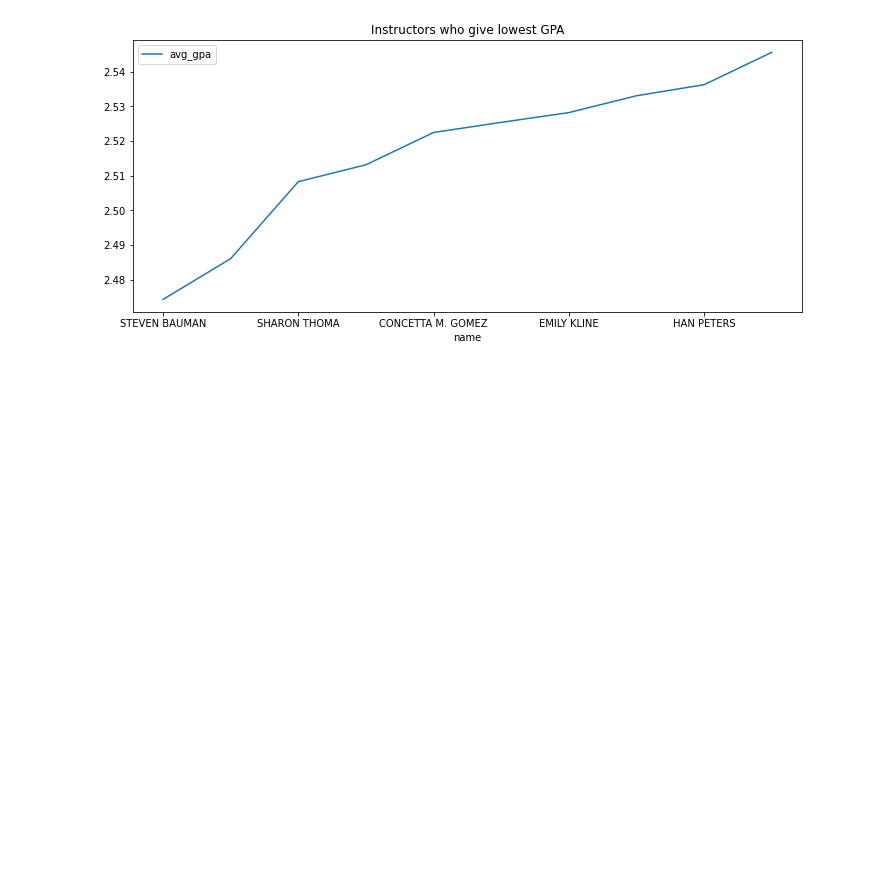
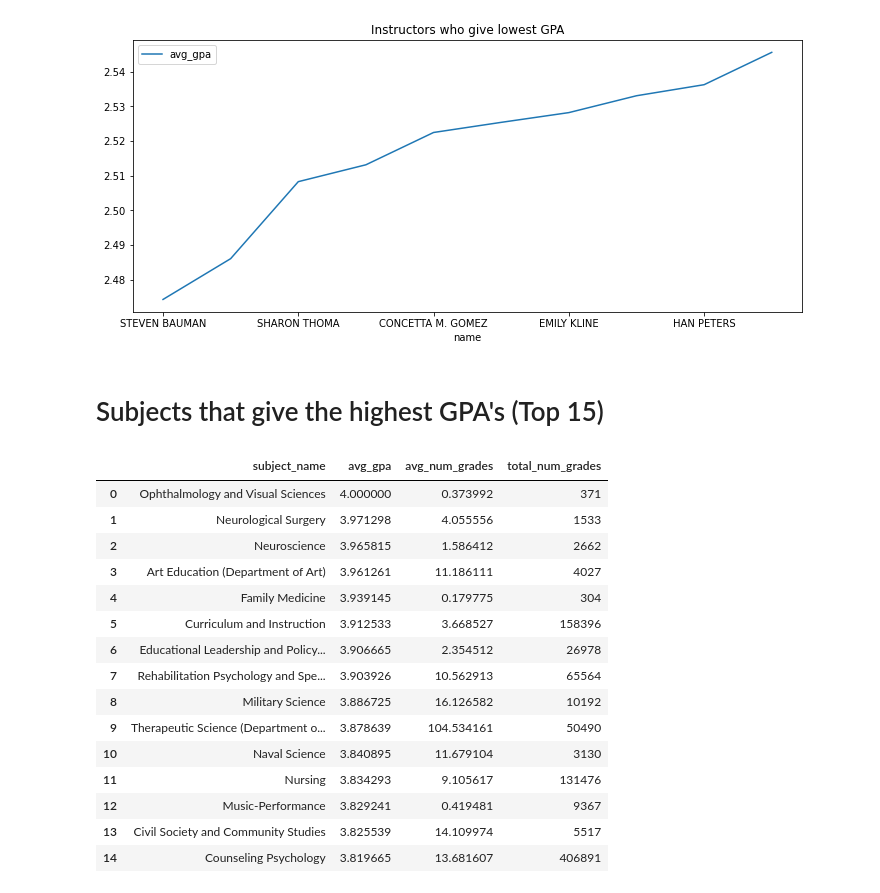
Before and after one commit to crypticrk/UW-Madsion-Dataset-Analysis, a Jupyter notebook: UW Madison Dataset Analyis.ipynb, the cells around one changed output. Cells and saved outputs as stored; diff of their text form; code cells hidden in the pictures; blank space fills up the shorter version.

```diff
--- a/UW Madison Dataset Analyis.ipynb
+++ b/UW Madison Dataset Analyis.ipynb
@@ -875,3 +875,39 @@ lowest_gpa_instructors.plot(x='name',y=['avg_gpa'],figsize=(12,5),title='Instruc
 # %% [output]
 <matplotlib.axes._subplots.AxesSubplot at 0x...>
 [figure]
+# %% [markdown]
+# Subjects that give the highest GPA's (Top 15)
+# %%
+subject_hgpas = pd.read_sql ("""SELECT subject_name,
+                                SUM(gpas.gpa * gpas.num_grades) / SUM(gpas.num_grades) AS avg_gpa,
+                                AVG(gpas.num_grades) AS avg_num_grades,
+                                SUM(gpas.num_grades) AS total_num_grades
+
+                                FROM instructor_courses
+                                INNER JOIN section_gpas gpas
+                                ON instructor_courses.course_offering_uuid = gpas.course_offering_uuid
+
+                                GROUP BY subject_name
+                                HAVING SUM(gpas.num_grades) > 300
+                                ORDER BY avg_gpa DESC
+                                LIMIT 15;
+
+                                """, conn)
+subject_hgpas
+# %% [output]
+|  | subject_name | avg_gpa | avg_num_grades | total_num_grades |
+| 0 | Ophthalmology and Visual Sciences | 4.000000 | 0.373992 | 371 |
+| 1 | Neurological Surgery | 3.971298 | 4.055556 | 1533 |
+| 2 | Neuroscience | 3.965815 | 1.586412 | 2662 |
+| 3 | Art Education (Department of Art) | 3.961261 | 11.186111 | 4027 |
+| 4 | Family Medicine | 3.939145 | 0.179775 | 304 |
+| 5 | Curriculum and Instruction | 3.912533 | 3.668527 | 158396 |
+| 6 | Educational Leadership and Policy... | 3.906665 | 2.354512 | 26978 |
+| 7 | Rehabilitation Psychology and Spe... | 3.903926 | 10.562913 | 65564 |
+| 8 | Military Science | 3.886725 | 16.126582 | 10192 |
+| 9 | Therapeutic Science (Department o... | 3.878639 | 104.534161 | 50490 |
+| 10 | Naval Science | 3.840895 | 11.679104 | 3130 |
+| 11 | Nursing | 3.834293 | 9.105617 | 131476 |
+| 12 | Music-Performance | 3.829241 | 0.419481 | 9367 |
+| 13 | Civil Society and Community Studies | 3.825539 | 14.109974 | 5517 |
+| 14 | Counseling Psychology | 3.819665 | 13.681607 | 406891 |
```
Also changed, not shown: parts of 2 cells of this notebook.
